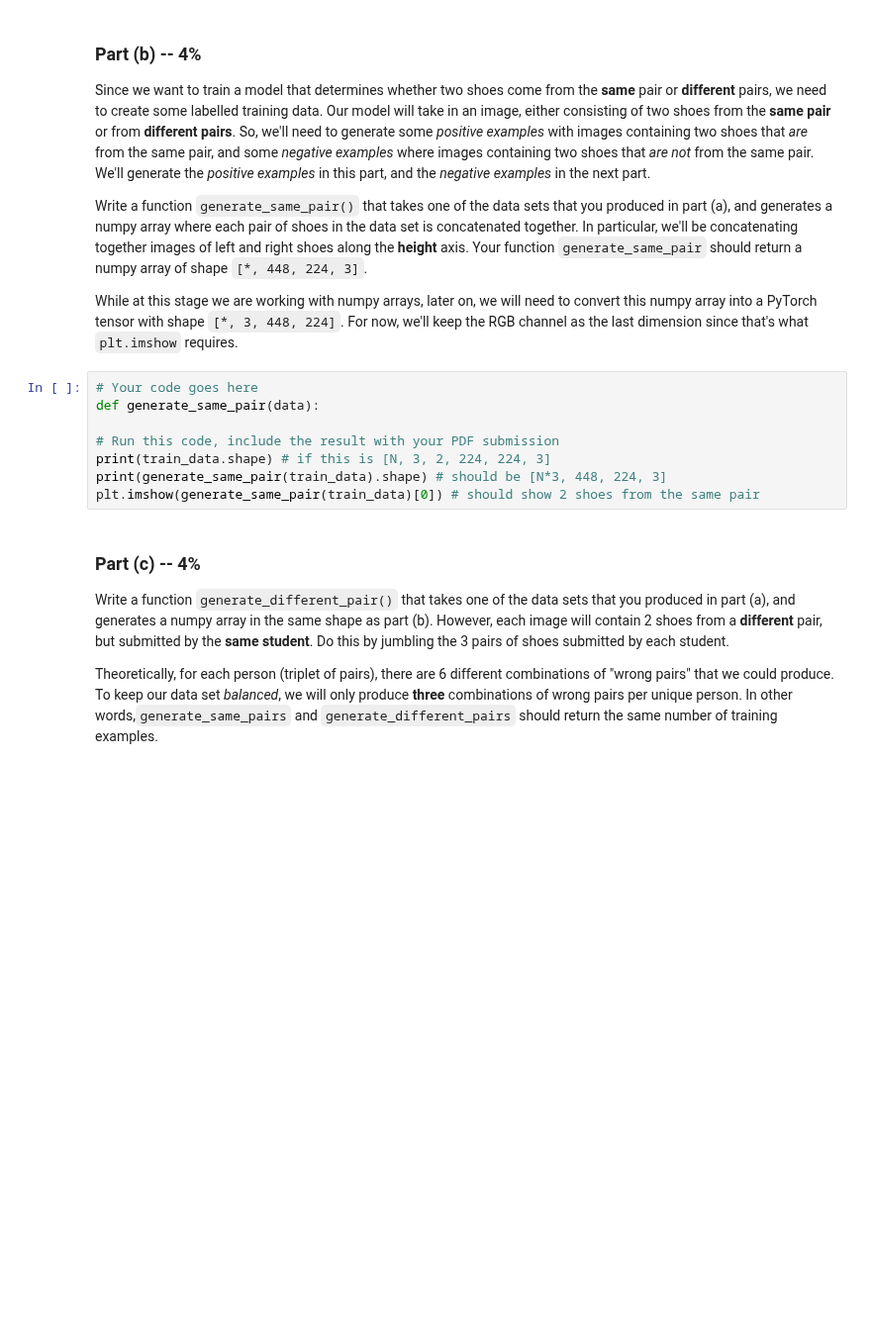
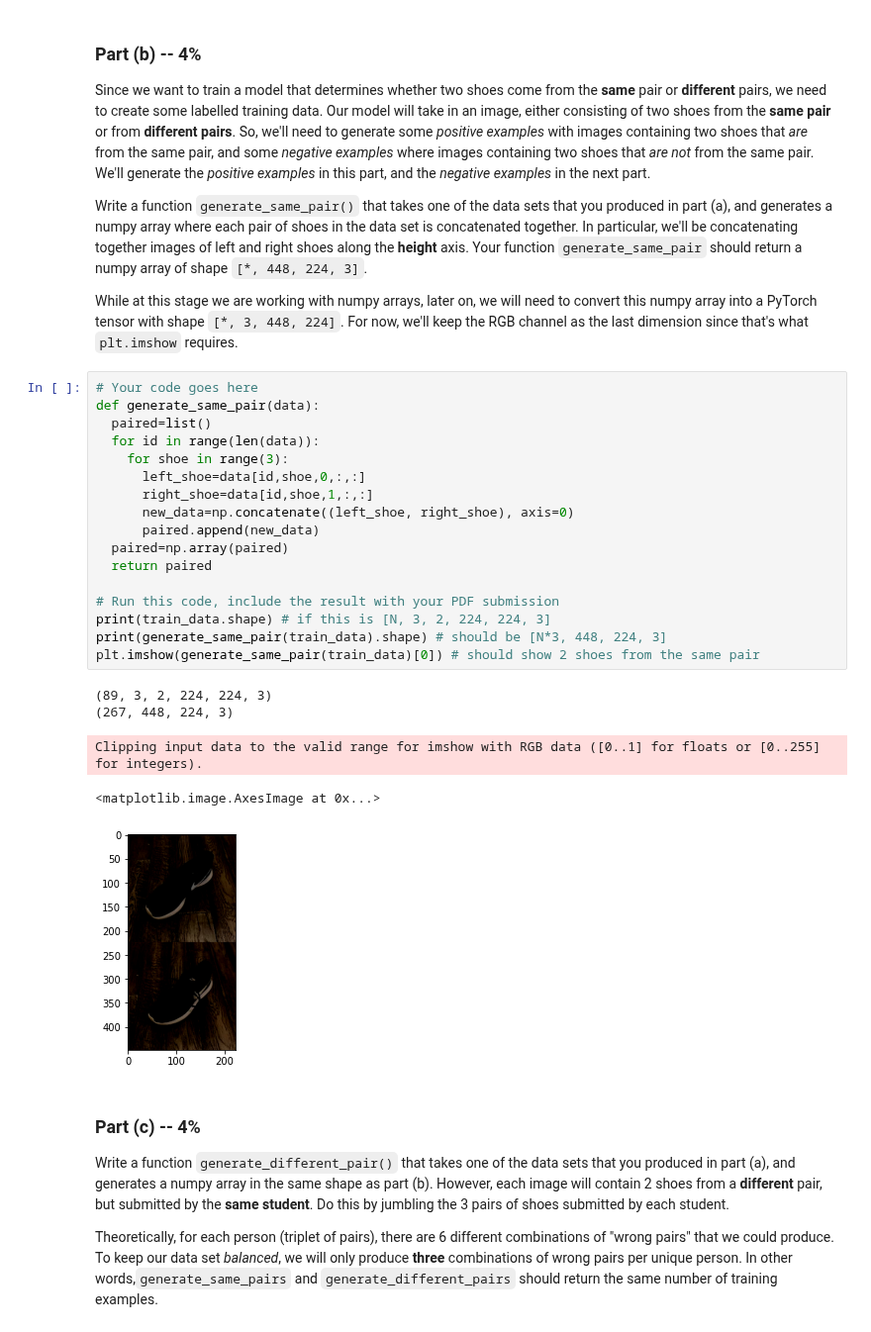
Before and after one commit to shaniklein/Introduction-to-Deep-Learning, a Jupyter notebook: Assignment3_ipynb_json.ipynb, the cells around one changed output. Shown at 99% size. Saved outputs shown, nothing was run; the diff lists cells and outputs as text; blank space fills up the shorter version.

```diff
--- a/Assignment3_ipynb_json.ipynb
+++ b/Assignment3_ipynb_json.ipynb
@@ -215,11 +211,26 @@ that's what `plt.imshow` requires.
 # %%
 # Your code goes here
 def generate_same_pair(data):
+  paired=list()
+  for id in range(len(data)):
+    for shoe in range(3):
+      left_shoe=data[id,shoe,0,:,:]
+      right_shoe=data[id,shoe,1,:,:]
+      new_data=np.concatenate((left_shoe, right_shoe), axis=0)
+      paired.append(new_data)
+  paired=np.array(paired)
+  return paired
 
 # Run this code, include the result with your PDF submission
 print(train_data.shape) # if this is [N, 3, 2, 224, 224, 3]
 print(generate_same_pair(train_data).shape) # should be [N*3, 448, 224, 3]
 plt.imshow(generate_same_pair(train_data)[0]) # should show 2 shoes from the same pair
+# %% [output]
+(89, 3, 2, 224, 224, 3)
+(267, 448, 224, 3)
+Clipping input data to the valid range for imshow with RGB data ([0..1] for floats or [0..255] for integers).
+<matplotlib.image.AxesImage at 0x...>
+[figure, added]
 # %% [markdown]
 ### Part (c) -- 4%
 
```
Also changed, not shown: parts of 6 cells of this notebook.
